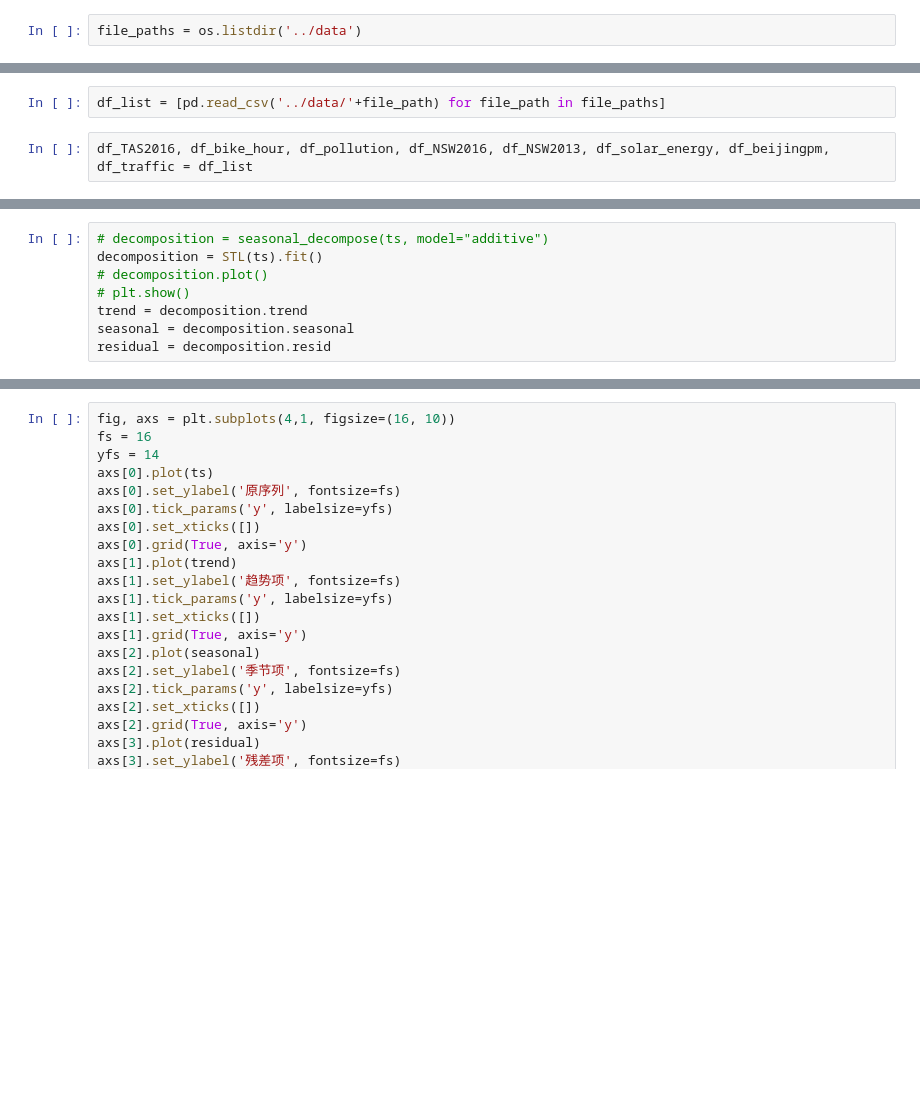
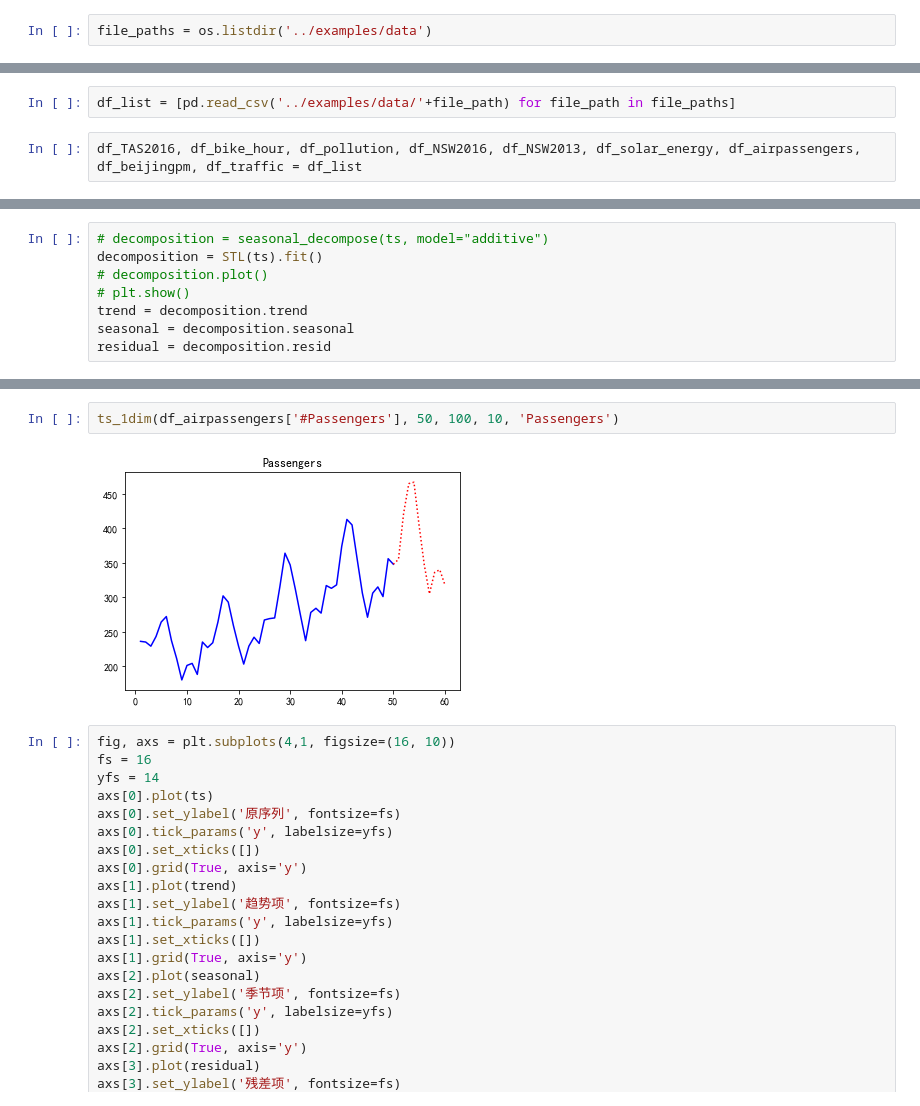
Before and after one commit to haohy/deepts_torch, a Jupyter notebook: notebooks/data_describe.ipynb, the cells around one changed output, grey strips where cells are left out. Saved outputs shown, nothing was run; the diff lists cells and outputs as text; blank space fills up the shorter version.

```diff
--- a/notebooks/data_describe.ipynb
+++ b/notebooks/data_describe.ipynb
@@ -13,7 +13,7 @@ solar_energy = '../data/solar_energy_1.csv'
 nsw2013 = '../data/NSW2013.csv'
 nsw2016 = '../data/NSW2016.csv'
 # %%
-file_paths = os.listdir('../data')
+file_paths = os.listdir('../examples/data')
 # %%
 file_paths
 # %% [output]
@@ -26,9 +27,9 @@ file_paths
  'beijing_pm25.csv',
  'traffic_data_in_bits.csv']
 # %%
-df_list = [pd.read_csv('../data/'+file_path) for file_path in file_paths]
+df_list = [pd.read_csv('../examples/data/'+file_path) for file_path in file_paths]
 # %%
-df_TAS2016, df_bike_hour, df_pollution, df_NSW2016, df_NSW2013, df_solar_energy, df_beijingpm, df_traffic = df_list
+df_TAS2016, df_bike_hour, df_pollution, df_NSW2016, df_NSW2013, df_solar_energy, df_airpassengers, df_beijingpm, df_traffic = df_list
 # %%
 def ts_1dim(series, idx_start, idx_end, n_after, title, fname=False):
 
@@ -303,3 +151,7 @@ residual = decomposition.resid
+# %%
+ts_1dim(df_airpassengers['#Passengers'], 50, 100, 10, 'Passengers')
+# %% [output]
+[figure, added]
 # %%
 fig, axs = plt.subplots(4,1, figsize=(16, 10))
 fs = 16
```
Also changed, not shown: parts of 37 cells of this notebook, 36 other files.
